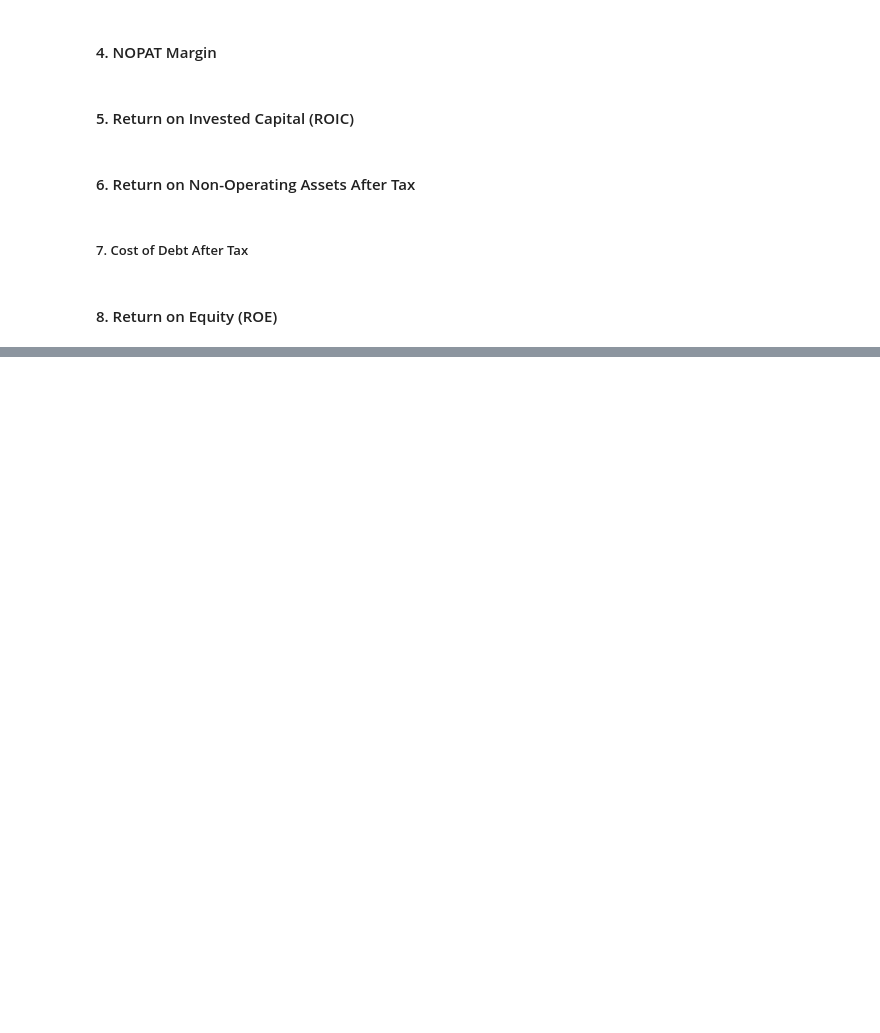
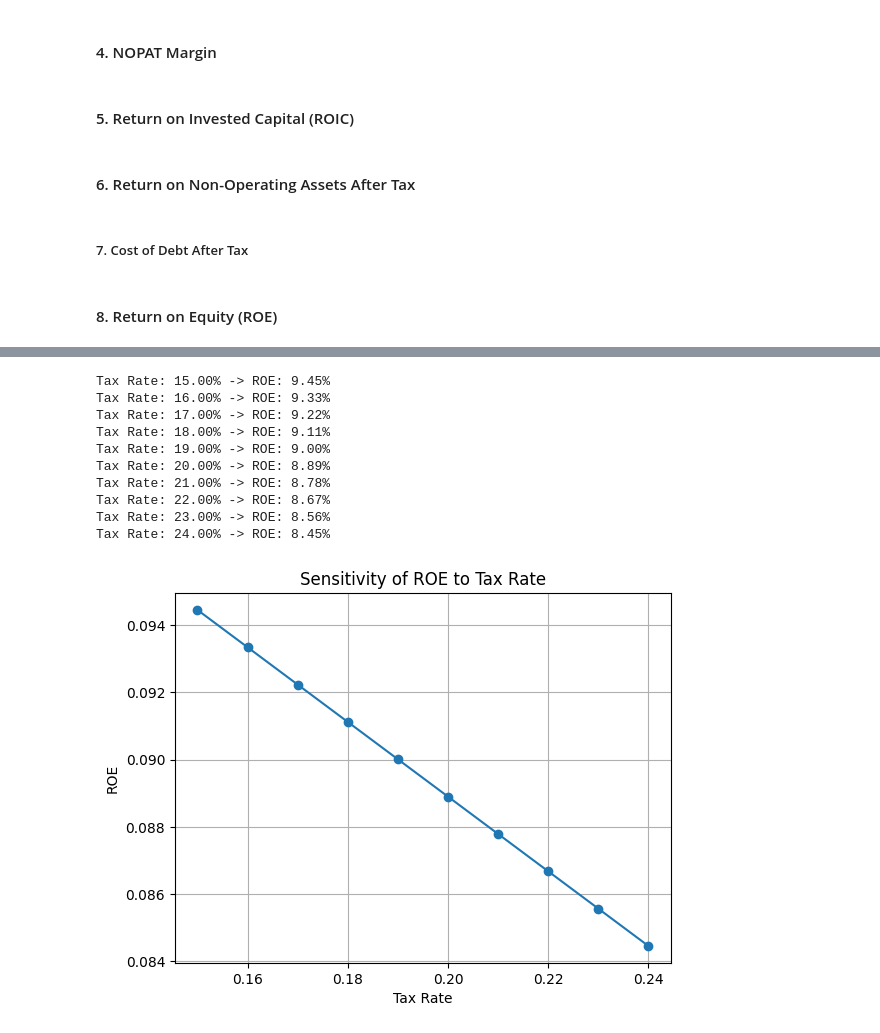
Before and after one commit to sak-15/Intro_to_python, a Jupyter notebook: financial_analysis.ipynb, the cells around one changed output, grey strips where cells are left out. Saved outputs shown, nothing was run; the diff lists cells and outputs as text; code cells hidden in the pictures; blank space fills up the shorter version.

Commit message:
data visualisation

```diff
--- a/financial_analysis.ipynb
+++ b/financial_analysis.ipynb
@@ -255,0 +302,68 @@ def roe_components(net_income, total_assets, total_debt, shareholders_equity):
+# %%
+# Constants
+TAX_RATE_2023 = 0.193  # Default tax rate for 2023
+
+# Function to calculate NOPAT margin based on Operating Profit and Sales (revenue)
+def calculate_nopat_margin(income_statement, tax_rate):
+    """
+    Calculates the Net Operating Profit After Tax (NOPAT) margin
+    """
+    # Using .loc to access 'Operating profit' and 'Sales' from income statement for 2023
+    ebit = income_statement.loc['Operating profit', '2023']
+    revenue = income_statement.loc['Sales', '2023']
+    ebit_margin = ebit / revenue
+    return ebit_margin * (1 - tax_rate)  # Adjusting EBIT margin by tax rate to get NOPAT margin
+
+# Function to calculate Invested Capital Turnover, an efficiency metric for capital usage
+def calculate_invested_capital_turnover(balance_sheet, income_statement):
+    """
+    Calculates Invested Capital Turnover, measuring revenue generated per unit of invested capital
+    """
+    # Using .loc to access total equity and total liabilities from the balance sheet
+    invested_capital = balance_sheet.loc['Total equity', '2023'] + balance_sheet.loc['Total liabilities', '2023']
+    revenue = income_statement.loc['Sales', '2023']
+    return revenue / invested_capital
+
+# Comprehensive function to calculate ROE using the NOPAT margin and invested capital turnover
+def calculate_ROE(balance_sheet, income_statement, tax_rate=TAX_RATE_2023):
+    """
+    Calculates ROE based on NOPAT margin and invested capital turnover
+    """
+    nopat_margin = calculate_nopat_margin(income_statement, tax_rate)
+    invested_capital_turnover = calculate_invested_capital_turnover(balance_sheet, income_statement)
+    return nopat_margin * invested_capital_turnover
+
+# Sensitivity Analysis: Evaluate how ROE changes with varying tax rates from 15% to 25%
+tax_rates = np.arange(0.15, 0.25, 0.01)  # Range of tax rates for sensitivity
+sensitivity_results = [(tax_rate, calculate_ROE(balance_sheet, income_statement, tax_rate)) for tax_rate in tax_rates]
+
+# Displaying sensitivity results for each tax rate
+for tax_rate, roe_value in sensitivity_results:
+    print(f"Tax Rate: {tax_rate:.2%} -> ROE: {roe_value:.2%}")
+
+# Visualization of the sensitivity results to observe trends
+import matplotlib.pyplot as plt
+
+# Extracting data for plotting
+tax_rate_values = [x[0] for x in sensitivity_results]
+roe_values = [x[1] for x in sensitivity_results]
+
+# Plotting Tax Rate vs ROE to visualize impact
+plt.plot(tax_rate_values, roe_values, marker='o')
+plt.title('Sensitivity of ROE to Tax Rate')
+plt.xlabel('Tax Rate')
+plt.ylabel('ROE')
+plt.grid(True)
+plt.show()
+# %% [output]
+Tax Rate: 15.00% -> ROE: 9.45%
+Tax Rate: 16.00% -> ROE: 9.33%
+Tax Rate: 17.00% -> ROE: 9.22%
+Tax Rate: 18.00% -> ROE: 9.11%
+Tax Rate: 19.00% -> ROE: 9.00%
+Tax Rate: 20.00% -> ROE: 8.89%
+Tax Rate: 21.00% -> ROE: 8.78%
+Tax Rate: 22.00% -> ROE: 8.67%
+Tax Rate: 23.00% -> ROE: 8.56%
+Tax Rate: 24.00% -> ROE: 8.45%
+[figure, added]
```
Also changed, not shown: parts of 5 cells of this notebook, 1 other file.
